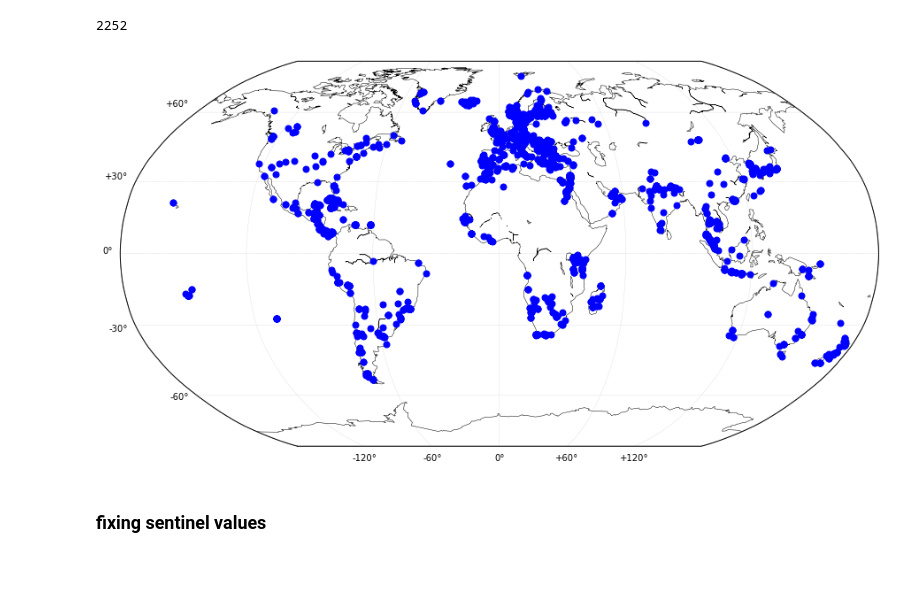
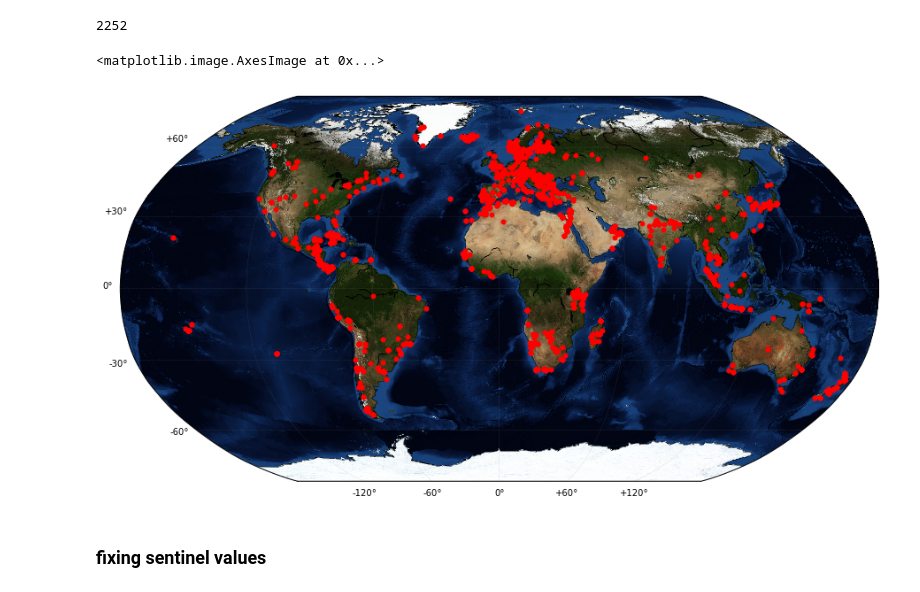
Before and after one commit to iglee/outrunJulesVerne, a Jupyter notebook: 2D_Map_of_the_World.ipynb, the cells around one changed output. Saved outputs shown, nothing was run; the diff lists cells and outputs as text; code cells hidden in the pictures.

```diff
--- a/2D_Map_of_the_World.ipynb
+++ b/2D_Map_of_the_World.ipynb
@@ -110,6 +110,9 @@ lo = locs.longitude
 # %%
 fig = plt.figure(figsize=(18,8))
 map_ = Basemap(projection='robin',resolution='c',lat_0=0,lon_0=0)
+map_.bluemarble()
+# %% [output]
+<matplotlib.image.AxesImage at 0x...>
 # %%
 # Add some more info to the map
 cstl = map_.drawcoastlines(linewidth=.5)
@@ -119,10 +122,10 @@ boun = map_.drawmapboundary(linewidth=0.5, color='grey')
 # %%
 #plot points
 x,y = map_(list(lo), list(la))
-map_.plot(x, y, 'bo', markersize=7)
+map_.plot(x, y, 'ro', markersize=5)
 plt.show()
 # %% [output]
-[figure, old version]
+[figure, new version]
 # %% [markdown]
 ### fixing sentinel values
 # %%
```
Also changed, not shown: 2 other files.
